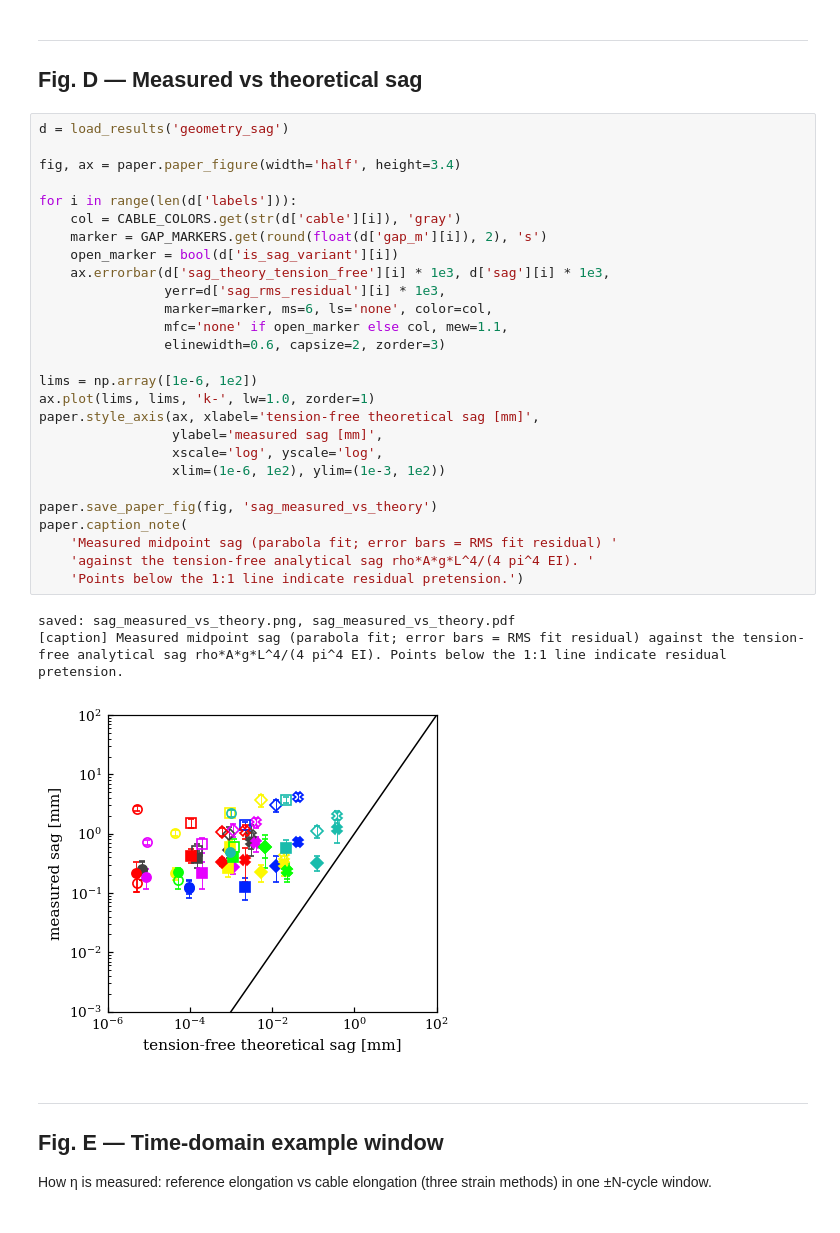
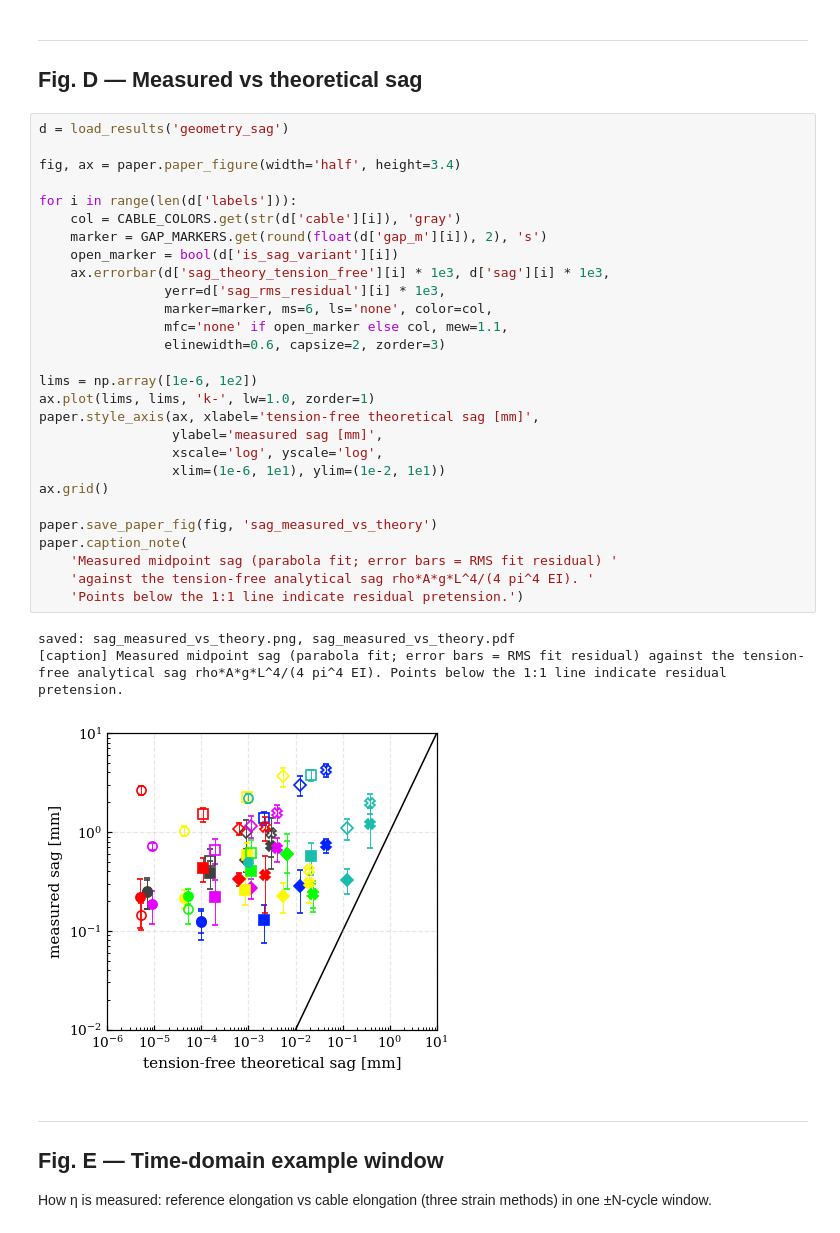
Before and after one commit to olav-cor/ldv-cable-coupling, a Jupyter notebook: Analysis_v2/07_Paper_Figures.ipynb, the cells around one changed output. Cells and saved outputs as stored; diff of their text form.

```diff
--- a/Analysis_v2/07_Paper_Figures.ipynb
+++ b/Analysis_v2/07_Paper_Figures.ipynb
@@ -234,34 +232,35 @@ saved: estimator_comparison.png, estimator_comparison.pdf
 # %%
 d = load_results('geometry_sag')
 
 fig, ax = paper.paper_figure(width='half', height=3.4)
 
 for i in range(len(d['labels'])):
     col = CABLE_COLORS.get(str(d['cable'][i]), 'gray')
     marker = GAP_MARKERS.get(round(float(d['gap_m'][i]), 2), 's')
     open_marker = bool(d['is_sag_variant'][i])
     ax.errorbar(d['sag_theory_tension_free'][i] * 1e3, d['sag'][i] * 1e3,
                 yerr=d['sag_rms_residual'][i] * 1e3,
                 marker=marker, ms=6, ls='none', color=col,
                 mfc='none' if open_marker else col, mew=1.1,
                 elinewidth=0.6, capsize=2, zorder=3)
 
 lims = np.array([1e-6, 1e2])
 ax.plot(lims, lims, 'k-', lw=1.0, zorder=1)
 paper.style_axis(ax, xlabel='tension-free theoretical sag [mm]',
                  ylabel='measured sag [mm]',
                  xscale='log', yscale='log',
-                 xlim=(1e-6, 1e2), ylim=(1e-3, 1e2))
+                 xlim=(1e-6, 1e1), ylim=(1e-2, 1e1))
+ax.grid()
 
 paper.save_paper_fig(fig, 'sag_measured_vs_theory')
 paper.caption_note(
     'Measured midpoint sag (parabola fit; error bars = RMS fit residual) '
     'against the tension-free analytical sag rho*A*g*L^4/(4 pi^4 EI). '
     'Points below the 1:1 line indicate residual pretension.')
 # %% [output]
 saved: sag_measured_vs_theory.png, sag_measured_vs_theory.pdf
 [caption] Measured midpoint sag (parabola fit; error bars = RMS fit residual) against the tension-free analytical sag rho*A*g*L^4/(4 pi^4 EI). Points below the 1:1 line indicate residual pretension.
-[figure, old version]
+[figure, new version]
 # %% [markdown]
 ---
 ## Fig. E — Time-domain example window
```
Also changed, not shown: parts of 1 cell of this notebook, 11 other files.
